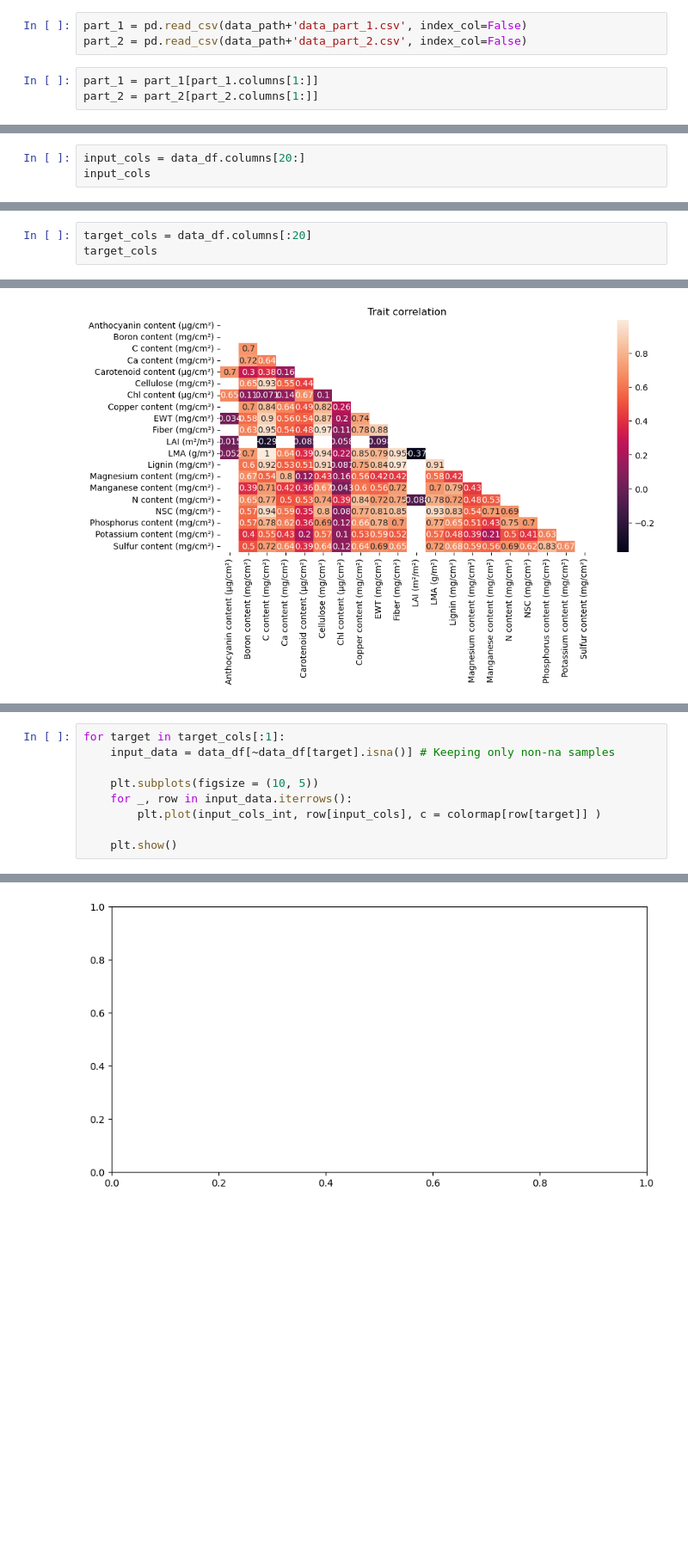
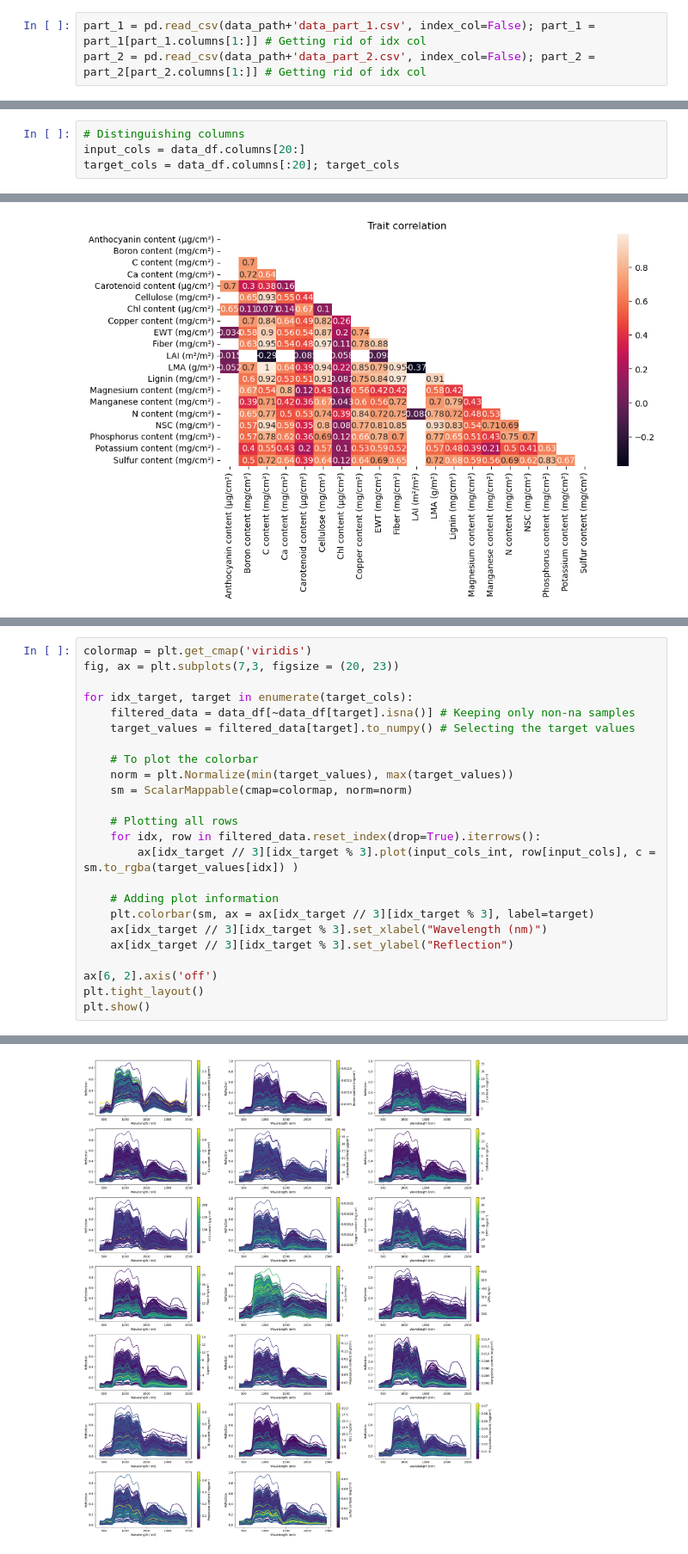
Before and after one commit to pau-ventrod/ADA_Spectral, a Jupyter notebook: SRC/scripts/Week 1 - Visualization.ipynb, the cells around one changed output, grey strips where cells are left out. Shown at 86% size. Cells and saved outputs as stored; diff of their text form; blank space fills up the shorter version.

Commit message:
Added trait-input comparison

```diff
--- a/SRC/scripts/Week 1 - Visualization.ipynb
+++ b/SRC/scripts/Week 1 - Visualization.ipynb
@@ -12,9 +15,6 @@ import missingno as msno
 # %%
 data_path = '../data/'
 # %%
-part_1 = pd.read_csv(data_path+'data_part_1.csv', index_col=False)
-part_2 = pd.read_csv(data_path+'data_part_2.csv', index_col=False)
+part_1 = pd.read_csv(data_path+'data_part_1.csv', index_col=False); part_1 = part_1[part_1.columns[1:]] # Getting rid of idx col
+part_2 = pd.read_csv(data_path+'data_part_2.csv', index_col=False); part_2 = part_2[part_2.columns[1:]] # Getting rid of idx col
-# %%
-part_1 = part_1[part_1.columns[1:]]
-part_2 = part_2[part_2.columns[1:]]
 # %%
@@ -87,5 +84,6 @@ data_df.head()
 data_df = data_df[part_1.columns]
 # %%
+# Distinguishing columns
 input_cols = data_df.columns[20:]
-input_cols
+target_cols = data_df.columns[:20]; target_cols
 # %% [output]
@@ -97,3 +98,0 @@ Index(['400', '401', '402', '403', '404', '405', '406', '407', '408', '409',
-# %%
-target_cols = data_df.columns[:20]
-target_cols
@@ -174,10 +178,25 @@ colormap = cm.viridis
 # %%
-for target in target_cols[:1]:
-    input_data = data_df[~data_df[target].isna()] # Keeping only non-na samples
+colormap = plt.get_cmap('viridis')
+fig, ax = plt.subplots(7,3, figsize = (20, 23))
 
-    plt.subplots(figsize = (10, 5))
-    for _, row in input_data.iterrows():
-        plt.plot(input_cols_int, row[input_cols], c = colormap[row[target]] )
+for idx_target, target in enumerate(target_cols):
+    filtered_data = data_df[~data_df[target].isna()] # Keeping only non-na samples
+    target_values = filtered_data[target].to_numpy() # Selecting the target values
 
-    plt.show()
+    # To plot the colorbar
+    norm = plt.Normalize(min(target_values), max(target_values))
+    sm = ScalarMappable(cmap=colormap, norm=norm)
+
+    # Plotting all rows
+    for idx, row in filtered_data.reset_index(drop=True).iterrows():
+        ax[idx_target // 3][idx_target % 3].plot(input_cols_int, row[input_cols], c = sm.to_rgba(target_values[idx]) )
+
+    # Adding plot information
+    plt.colorbar(sm, ax = ax[idx_target // 3][idx_target % 3], label=target)
+    ax[idx_target // 3][idx_target % 3].set_xlabel("Wavelength (nm)")
+    ax[idx_target // 3][idx_target % 3].set_ylabel("Reflection")
+
+ax[6, 2].axis('off')
+plt.tight_layout()
+plt.show()
 # %% [output]
@@ -185 +203 @@ TypeError: 'ListedColormap' object is not subscriptable
-[figure, old version]
+[figure, new version]
```
Also changed, not shown: parts of 18 cells of this notebook, 1 other file.
